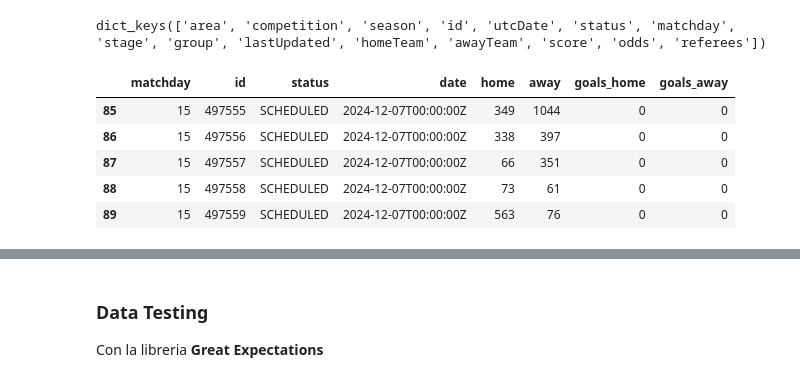
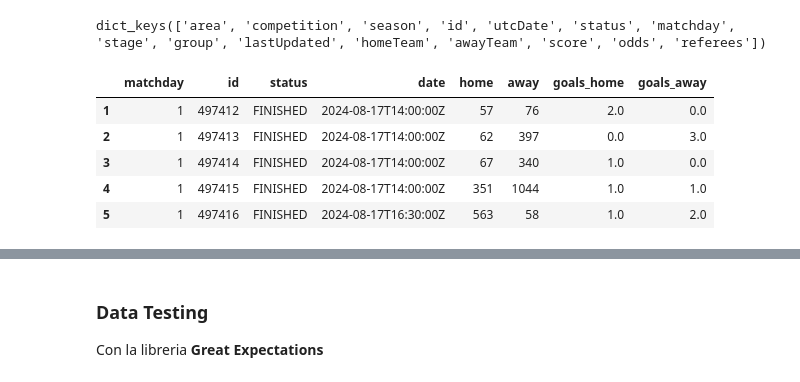
Before and after one commit to RaphaelNicaise/DataEngineering_PremierLeague, a Jupyter notebook: Extraccion_datos_football_data.ipynb, the cells around one changed output, grey strips where cells are left out. Drawn from its saved outputs; the diff is of its cells as text; code cells hidden in the pictures.

```diff
--- a/Extraccion_datos_football_data.ipynb
+++ b/Extraccion_datos_football_data.ipynb
@@ -316,6 +311,6 @@ Ultima actualizacion 2024-10-05T00:00:00Z
 # %%
 # EJECUTAR PARA ACTUALIZAR LOS DATOS
-
+endpoint_matches = 'competitions/PL/matches'
 # Aca hago un get a los partidos que ya terminaron, y que cumplen que son mayores a la fecha que esta en el metadata.json
 last_date = get_metadata_from_json("metadata/metadata.json")
 last_date = datetime.strptime(last_date,'%Y-%m-%dT%H:%M:%SZ').strftime('%Y-%m-%d')
@@ -335,33 +330,33 @@ dict_keys(['area', 'competition', 'season', 'id', 'utcDate', 'status', 'matchday
 # %%
 # Procesar datos de los partidos jugados que no fueron cargados
 played_matches_df = [
     dict(
             matchday=match['matchday'],
             id=match['id'],
             status=match['status'],
             date=match['utcDate'],
             home=match['homeTeam']['id'],
             away=match['awayTeam']['id'],
             goals_home=match['score']['fullTime']['home'],
             goals_away=match['score']['fullTime']['away']
     )
     for match in played_matches['matches']
 ]
 
 played_matches_df= pd.DataFrame(data=played_matches_df)
 
-#played_matches_df = played_matches_df.query('status == "FINISHED"')
+played_matches_df = played_matches_df.query('status == "FINISHED"')
 
 played_matches_df.fillna(0,inplace=True)
 played_matches_df.tail()
 # Aca tendriamos los partidos ya jugados
 # %% [output]
 |  | matchday | id | status | date | home | away | goals_home | goals_away |
-| 85 | 15 | 497555 | SCHEDULED | 2024-12-07T00:00:00Z | 349 | 1044 | 0 | 0 |
-| 86 | 15 | 497556 | SCHEDULED | 2024-12-07T00:00:00Z | 338 | 397 | 0 | 0 |
-| 87 | 15 | 497557 | SCHEDULED | 2024-12-07T00:00:00Z | 66 | 351 | 0 | 0 |
-| 88 | 15 | 497558 | SCHEDULED | 2024-12-07T00:00:00Z | 73 | 61 | 0 | 0 |
-| 89 | 15 | 497559 | SCHEDULED | 2024-12-07T00:00:00Z | 563 | 76 | 0 | 0 |
+| 1 | 1 | 497412 | FINISHED | 2024-08-17T14:00:00Z | 57 | 76 | 2.0 | 0.0 |
+| 2 | 1 | 497413 | FINISHED | 2024-08-17T14:00:00Z | 62 | 397 | 0.0 | 3.0 |
+| 3 | 1 | 497414 | FINISHED | 2024-08-17T14:00:00Z | 67 | 340 | 1.0 | 0.0 |
+| 4 | 1 | 497415 | FINISHED | 2024-08-17T14:00:00Z | 351 | 1044 | 1.0 | 1.0 |
+| 5 | 1 | 497416 | FINISHED | 2024-08-17T16:30:00Z | 563 | 58 | 1.0 | 2.0 |
 # %%
 played_matches_df['date'].max() # Fecha maxima deL df, osea de los partidos jugados
 # %% [output]
```
Also changed, not shown: parts of 20 cells of this notebook.
